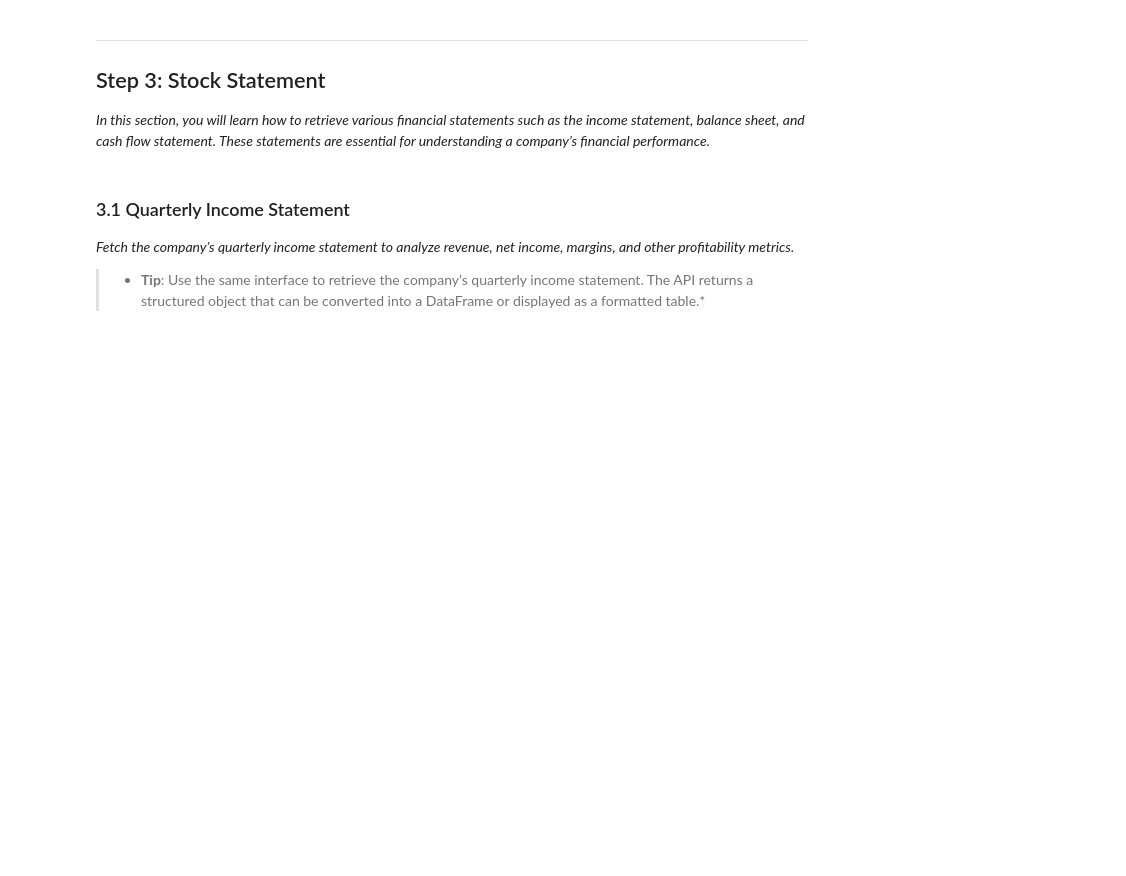
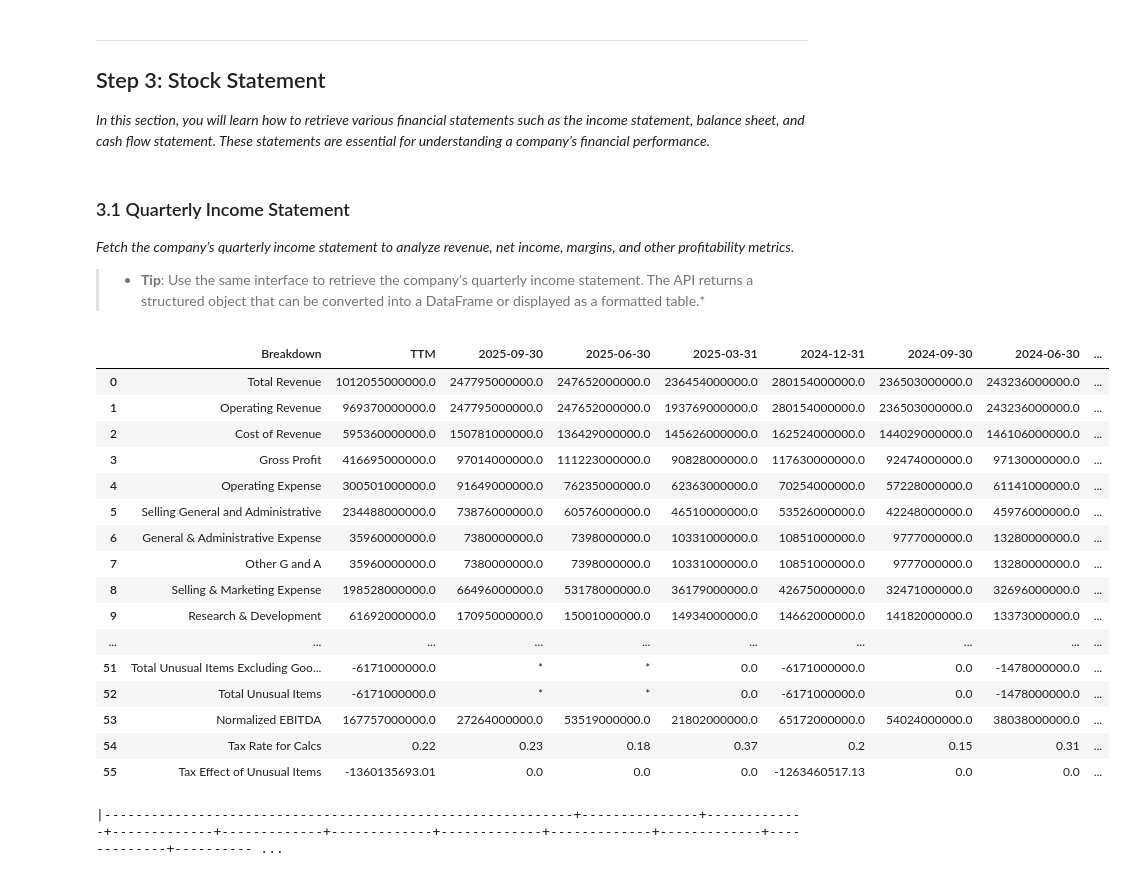
Before and after one commit to defeat-beta/defeatbeta-api, a Jupyter notebook: notebooks/01_tutorial_finance.ipynb, the cells around one changed output. Drawn from its saved outputs; the diff is of its cells as text; code cells hidden in the pictures; blank space fills up the shorter version.

```diff
--- a/notebooks/01_tutorial_finance.ipynb
+++ b/notebooks/01_tutorial_finance.ipynb
@@ -47,4 +47,27 @@ ticker.price()
 statement = ticker.quarterly_income_statement()
 # %%
 # Convert to pandas.DataFrame
-df = statement.df()
+statement.df()
+# %% [output]
+|  | Breakdown | TTM | 2025-09-30 | 2025-06-30 | 2025-03-31 | 2024-12-31 | 2024-09-30 | 2024-06-30 | ... |
+| 0 | Total Revenue | 1012055000000.0 | 247795000000.0 | 247652000000.0 | 236454000000.0 | 280154000000.0 | 236503000000.0 | 243236000000.0 | ... |
+| 1 | Operating Revenue | 969370000000.0 | 247795000000.0 | 247652000000.0 | 193769000000.0 | 280154000000.0 | 236503000000.0 | 243236000000.0 | ... |
+| 2 | Cost of Revenue | 595360000000.0 | 150781000000.0 | 136429000000.0 | 145626000000.0 | 162524000000.0 | 144029000000.0 | 146106000000.0 | ... |
+| 3 | Gross Profit | 416695000000.0 | 97014000000.0 | 111223000000.0 | 90828000000.0 | 117630000000.0 | 92474000000.0 | 97130000000.0 | ... |
+| 4 | Operating Expense | 300501000000.0 | 91649000000.0 | 76235000000.0 | 62363000000.0 | 70254000000.0 | 57228000000.0 | 61141000000.0 | ... |
+| 5 | Selling General and Administrative | 234488000000.0 | 73876000000.0 | 60576000000.0 | 46510000000.0 | 53526000000.0 | 42248000000.0 | 45976000000.0 | ... |
+| 6 | General & Administrative Expense | 35960000000.0 | 7380000000.0 | 7398000000.0 | 10331000000.0 | 10851000000.0 | 9777000000.0 | 13280000000.0 | ... |
+| 7 | Other G and A | 35960000000.0 | 7380000000.0 | 7398000000.0 | 10331000000.0 | 10851000000.0 | 9777000000.0 | 13280000000.0 | ... |
+| 8 | Selling & Marketing Expense | 198528000000.0 | 66496000000.0 | 53178000000.0 | 36179000000.0 | 42675000000.0 | 32471000000.0 | 32696000000.0 | ... |
+| 9 | Research & Development | 61692000000.0 | 17095000000.0 | 15001000000.0 | 14934000000.0 | 14662000000.0 | 14182000000.0 | 13373000000.0 | ... |
+| ... | ... | ... | ... | ... | ... | ... | ... | ... | ... |
+| 51 | Total Unusual Items Excluding Goo... | -6171000000.0 | * | * | 0.0 | -6171000000.0 | 0.0 | -1478000000.0 | ... |
+| 52 | Total Unusual Items | -6171000000.0 | * | * | 0.0 | -6171000000.0 | 0.0 | -1478000000.0 | ... |
+| 53 | Normalized EBITDA | 167757000000.0 | 27264000000.0 | 53519000000.0 | 21802000000.0 | 65172000000.0 | 54024000000.0 | 38038000000.0 | ... |
+| 54 | Tax Rate for Calcs | 0.22 | 0.23 | 0.18 | 0.37 | 0.2 | 0.15 | 0.31 | ... |
+| 55 | Tax Effect of Unusual Items | -1360135693.01 | 0.0 | 0.0 | 0.0 | -1263460517.13 | 0.0 | 0.0 | ... |
+# %%
+# Print formatted table for easy reading
+statement.print_pretty_table()
+# %% [output]
+|------------------------------------------------------------+---------------+-------------+-------------+-------------+-------------+-------------+-------------+-------------+-------------+---------- ...
```
Also changed, not shown: parts of 4 cells of this notebook.
